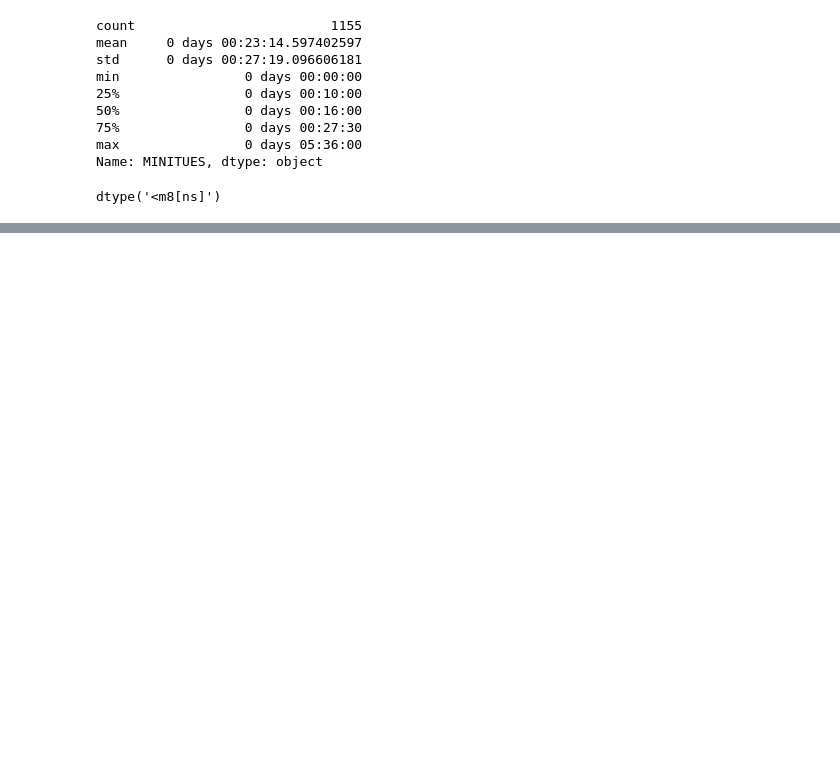
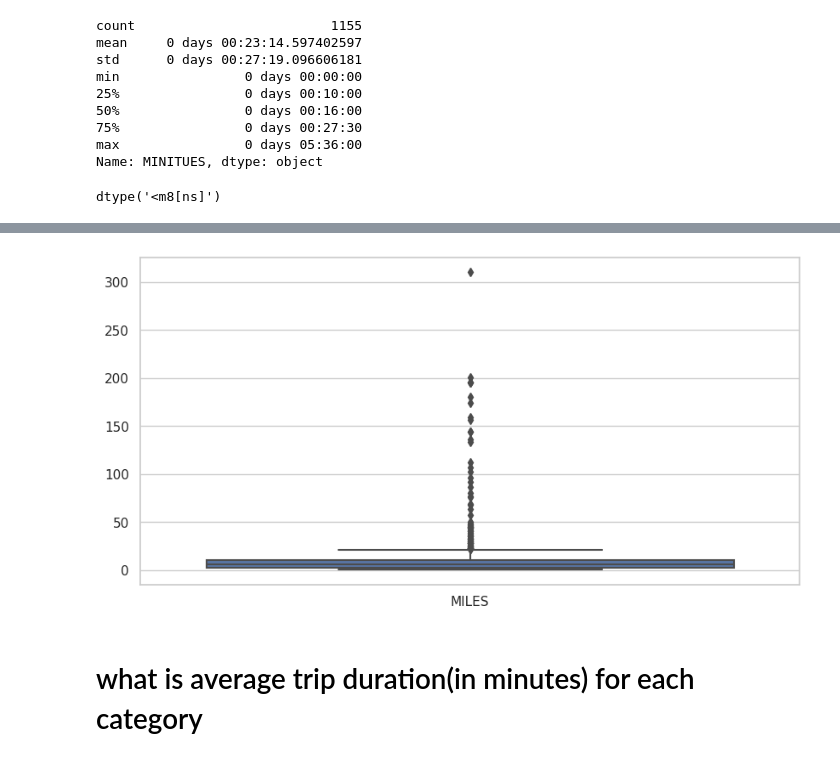
Before and after one commit to Ashutosh-Gairola/DEV, a Jupyter notebook: Analysis.ipynb, the cells around one changed output, grey strips where cells are left out. Drawn from its saved outputs; the diff is of its cells as text; code cells hidden in the pictures; blank space fills up the shorter version.

```diff
--- a/Analysis.ipynb
+++ b/Analysis.ipynb
@@ -631,3 +630,15 @@ df[df["MINITUES"]==df['MINITUES'].min()]
 | 761 | 2016-09-16 07:08:00 | 2016-09-16 07:08:00 | Business | Unknown Location | Unknown Location | 1.6 | Temporary Site | 0 days |
 | 798 | 2016-10-08 15:03:00 | 2016-10-08 15:03:00 | Business | Karachi | Karachi | 3.6 | Temporary Site | 0 days |
 | 807 | 2016-10-13 13:02:00 | 2016-10-13 13:02:00 | Business | Islamabad | Islamabad | 0.7 | Meeting | 0 days |
+# %%
+# Create box plots for 'Miles' and 'Minutes'
+plt.figure(figsize=(10, 5))
+sns.set(style="whitegrid")  # Set the style for the plot
+sns.boxplot(data=df[['MILES']])  # Create the box plot
+
+# Show the plot
+plt.show()
+# %% [output]
+[figure, added]
+# %% [markdown]
+# what is average trip duration(in minutes) for each category
```
Also changed, not shown: parts of 8 cells of this notebook.
